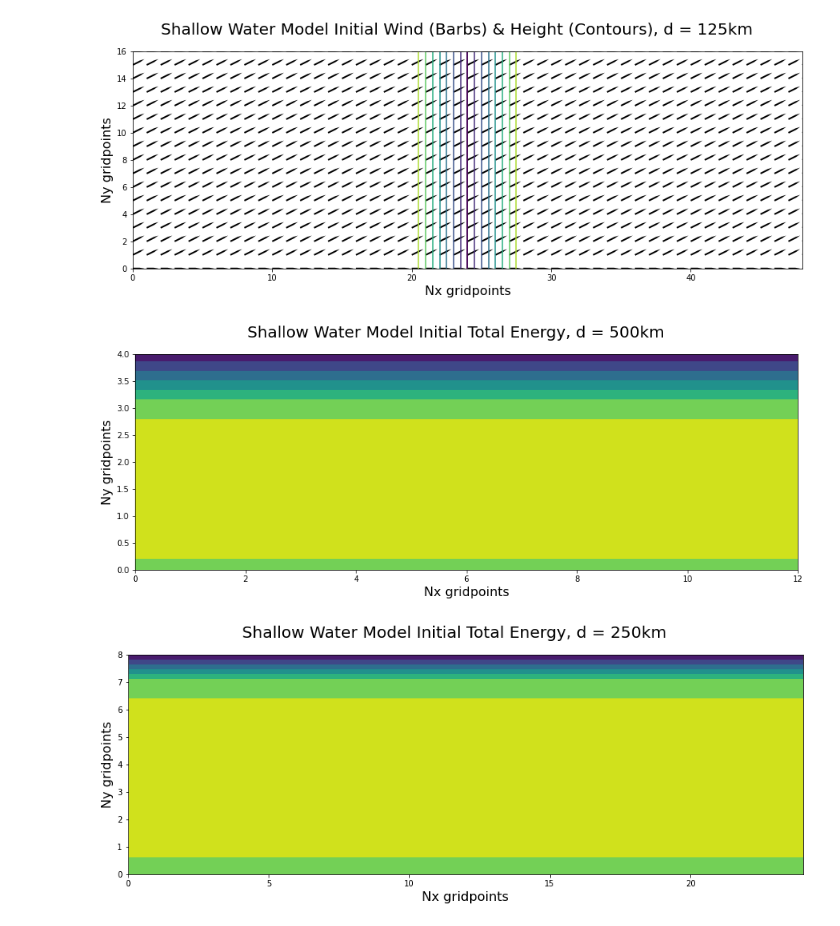
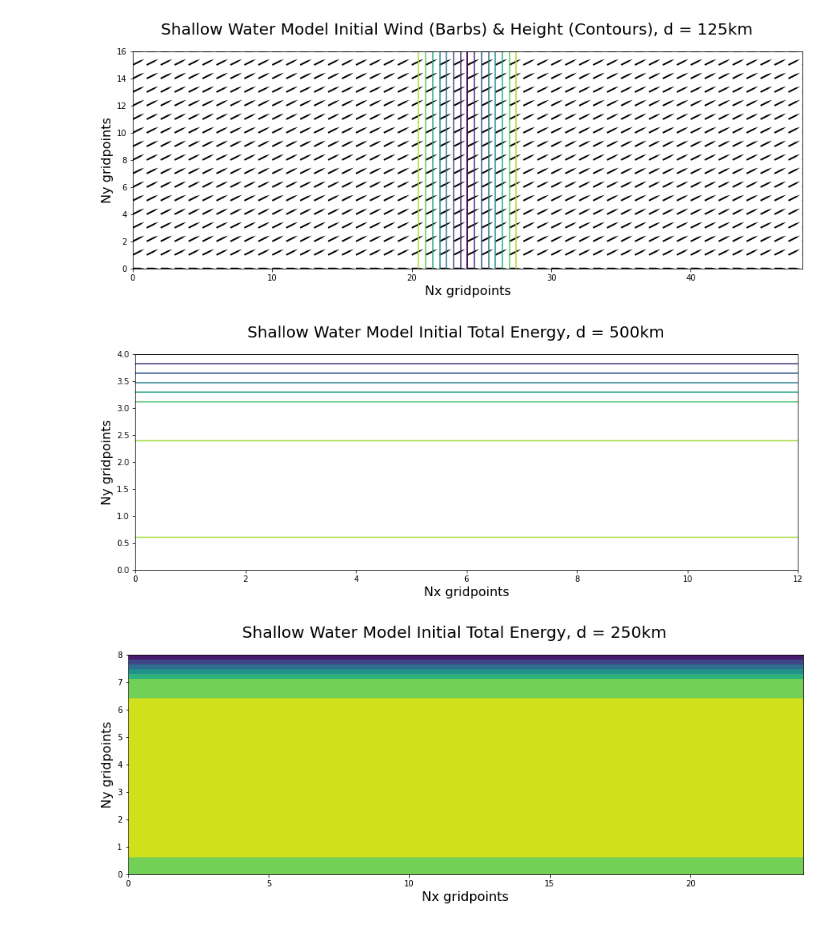
Before and after one commit to cristianastan2/CLIM-470-Numerical-Weather-Prediction, a Jupyter notebook: Final Project/initial_conditions_plots.ipynb, the cells around one changed output. Cells and saved outputs as stored; diff of their text form; code cells hidden in the pictures.

```diff
--- a/Final Project/initial_conditions_plots.ipynb
+++ b/Final Project/initial_conditions_plots.ipynb
@@ -126,13 +126,13 @@ te0l = pe0l + ke0l
 # %%
 fig, ax = plt.subplots(figsize=(15,5))
 plt.xlabel('Nx gridpoints', fontsize=16)
 plt.ylabel('Ny gridpoints', fontsize=16)
 plt.suptitle('Shallow Water Model Initial Total Energy, d = 500km', fontsize=20)
 x = np.arange(Nx)
 y = np.arange(Ny)
-te0lc = ax.contourf(x,y,te0l)
+te0lc = ax.contour(x,y,te0l)
 # %% [output]
-[figure, old version]
+[figure, new version]
 # %%
 dirin ='/home/mwestal/CLIM-470-Numerical-Weather-Prediction/Final Project/'
 #vor0 is 0, no need for vor0 graph#
```
Also changed, not shown: parts of 15 cells of this notebook, 21 other files.
